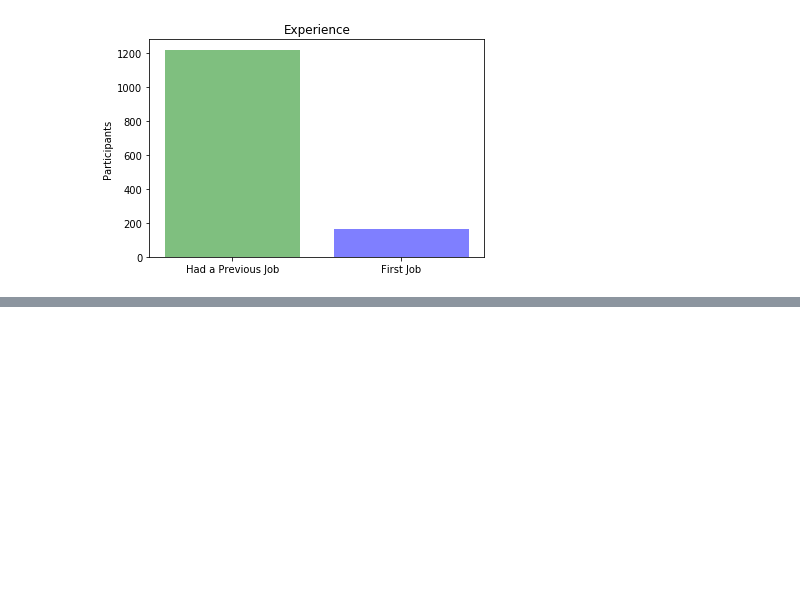
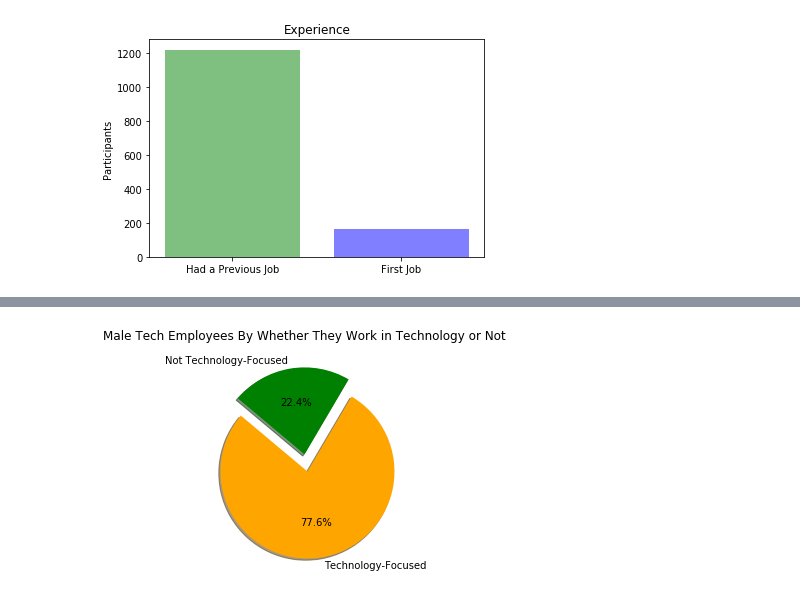
Before and after one commit to Aditm96/Mental-Health_Technology-Industry, a Jupyter notebook: 2016_Visualizations.ipynb, the cells around one changed output, grey strips where cells are left out. Cells and saved outputs as stored; diff of their text form; code cells hidden in the pictures; blank space fills up the shorter version.

```diff
--- a/2016_Visualizations.ipynb
+++ b/2016_Visualizations.ipynb
@@ -153,0 +238,14 @@ Text(0, 0.5, 'Participants')
+# %%
+#Tech Company
+Treatment = Men_Data["Tech"].value_counts()
+Treatment
+Labels = ["Technology-Focused", "Not Technology-Focused"]
+Sizes = [653, 188]
+Color = ["orange", 'green']
+Explode = (0.2, 0.0)
+plt.pie(Sizes, explode=Explode, labels=Labels, colors=Color,
+        autopct="%1.1f%%", shadow=True, startangle=140)
+plt.title("Male Tech Employees By Whether They Work in Technology or Not")
+plt.savefig("Images/2016/Men Technology Employment Distribution.png")
+# %% [output]
+[figure, added]
```
Also changed, not shown: parts of 17 cells of this notebook, 54 other files.
